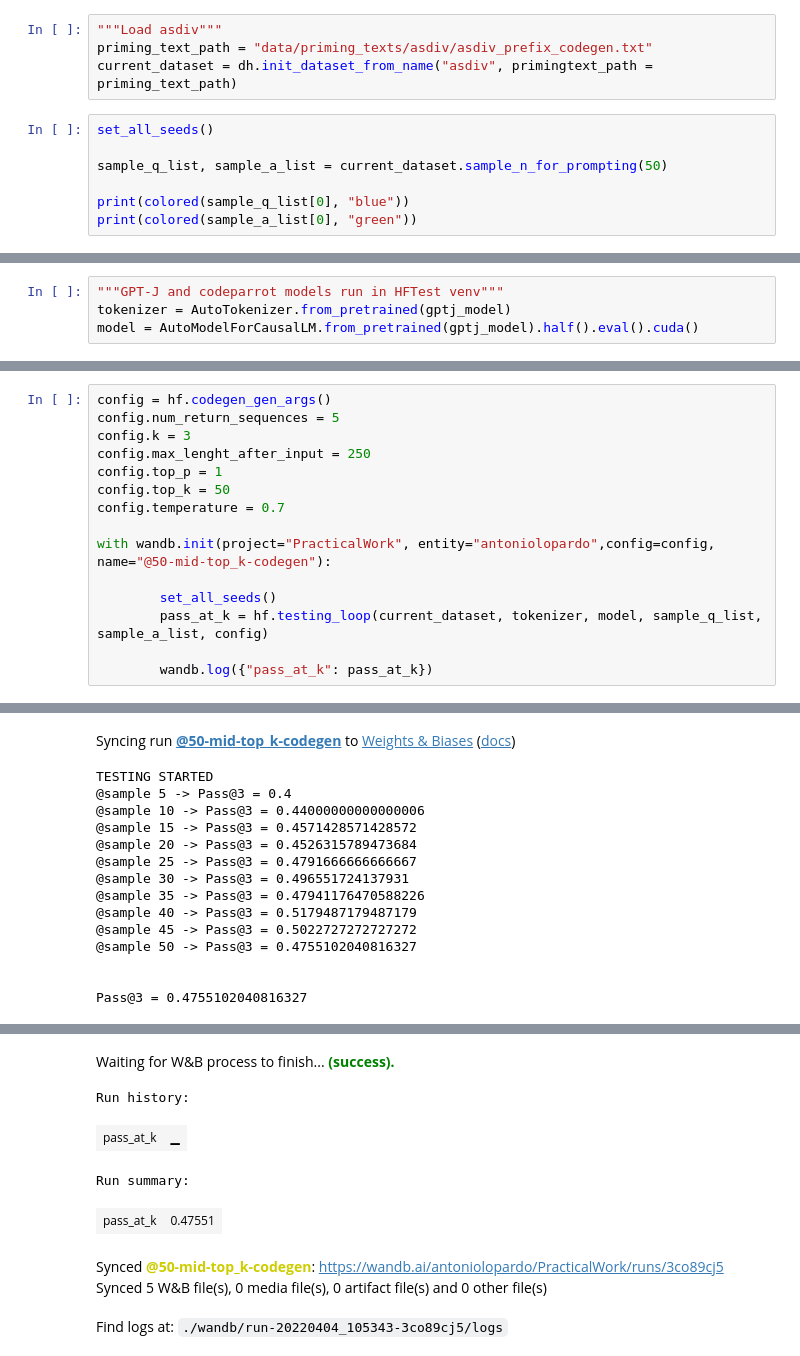
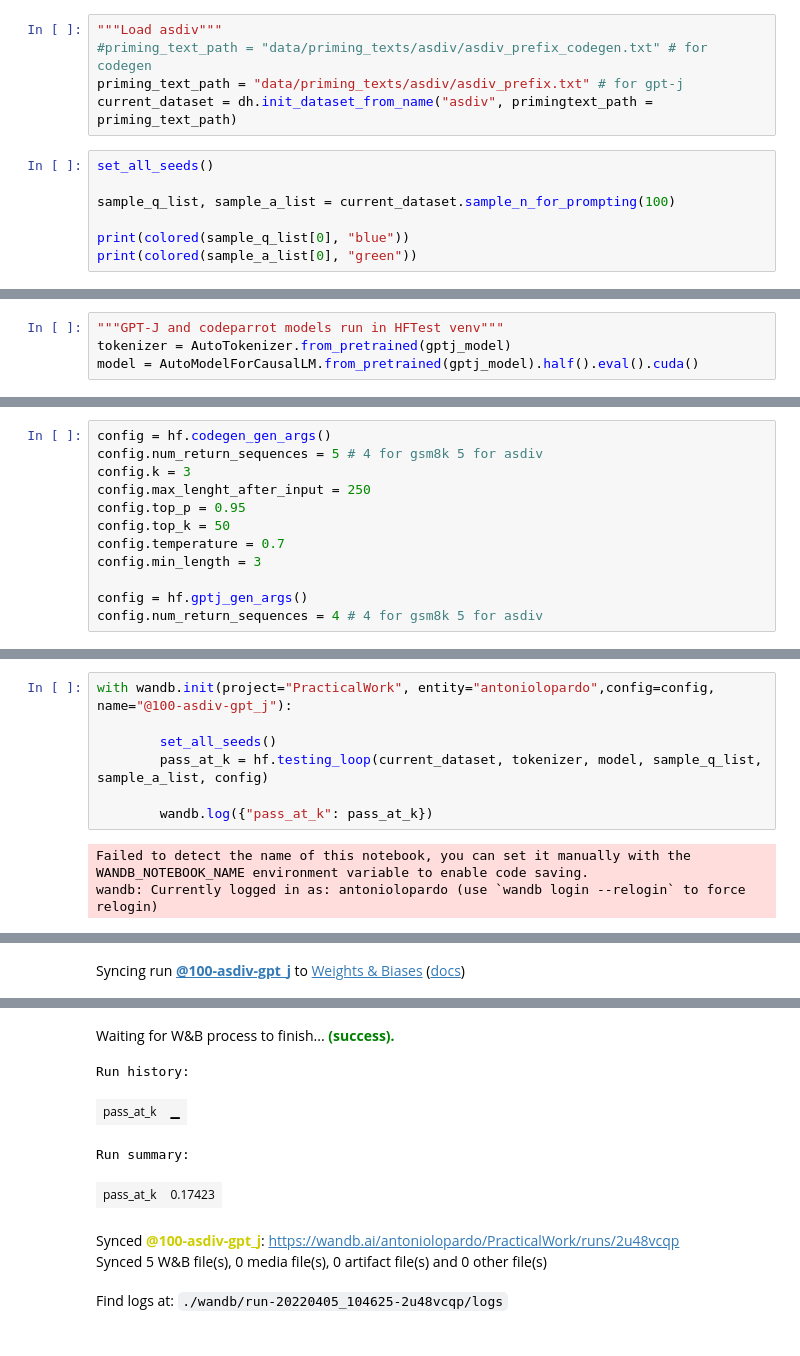
Before and after one commit to AntonioLopardo/PracticalWork2021, a Jupyter notebook: TestingNotebook.ipynb, the cells around one changed output, grey strips where cells are left out. Saved outputs shown, nothing was run; the diff lists cells and outputs as text.

Commit message:
update testing_loop and preproc_gen_toks !!!GPT-J not working well!!!

```diff
--- a/TestingNotebook.ipynb
+++ b/TestingNotebook.ipynb
@@ -41,12 +42,13 @@ priming_text_path = "data/priming_texts/gsm8k/gsm8k_fewer_alt_codegen.txt"
 current_dataset = dh.init_dataset_from_name("gsm8k", primingtext_path = priming_text_path)
 # %%
 """Load asdiv"""
-priming_text_path = "data/priming_texts/asdiv/asdiv_prefix_codegen.txt"
+#priming_text_path = "data/priming_texts/asdiv/asdiv_prefix_codegen.txt" # for codegen
+priming_text_path = "data/priming_texts/asdiv/asdiv_prefix.txt" # for gpt-j
 current_dataset = dh.init_dataset_from_name("asdiv", primingtext_path = priming_text_path)
 # %%
 set_all_seeds()
 
-sample_q_list, sample_a_list = current_dataset.sample_n_for_prompting(50)
+sample_q_list, sample_a_list = current_dataset.sample_n_for_prompting(100)
 
 print(colored(sample_q_list[0], "blue"))
 print(colored(sample_a_list[0], "green"))
@@ -88,0 +72,12 @@ Pass@3 = 0.44000000000000006
+# %%
+config = hf.codegen_gen_args()
+config.num_return_sequences = 5 # 4 for gsm8k 5 for asdiv
+config.k = 3
+config.max_lenght_after_input = 250
+config.top_p = 0.95
+config.top_k = 50
+config.temperature = 0.7
+config.min_length = 3
+
+config = hf.gptj_gen_args()
+config.num_return_sequences = 4 # 4 for gsm8k 5 for asdiv
@@ -89,17 +93,11 @@ Pass@3 = 0.44000000000000006
 # %%
-config = hf.codegen_gen_args()
-config.num_return_sequences = 5
-config.k = 3
-config.max_lenght_after_input = 250
-config.top_p = 1
-config.top_k = 50
-config.temperature = 0.7
-
-with wandb.init(project="PracticalWork", entity="antoniolopardo",config=config, name="@50-mid-top_k-codegen"):
+with wandb.init(project="PracticalWork", entity="antoniolopardo",config=config, name="@100-asdiv-gpt_j"):
 
         set_all_seeds()
         pass_at_k = hf.testing_loop(current_dataset, tokenizer, model, sample_q_list, sample_a_list, config)
 
         wandb.log({"pass_at_k": pass_at_k})
 # %% [output]
+Failed to detect the name of this notebook, you can set it manually with the WANDB_NOTEBOOK_NAME environment variable to enable code saving.
+wandb: Currently logged in as: antoniolopardo (use `wandb login --relogin` to force relogin)
 Tracking run with wandb version 0.12.11
@@ -107,15 +105 @@ Run data is saved locally in /home/PracticalWork2021/wandb/run-20220404_105343-3
-Syncing run @50-mid-top_k-codegen to Weights & Biases (docs)
+Syncing run @100-asdiv-gpt_j to Weights & Biases (docs)
-TESTING STARTED
-@sample 5 -> Pass@3 = 0.4
-@sample 10 -> Pass@3 = 0.44000000000000006
-@sample 15 -> Pass@3 = 0.4571428571428572
-@sample 20 -> Pass@3 = 0.4526315789473684
-@sample 25 -> Pass@3 = 0.4791666666666667
-@sample 30 -> Pass@3 = 0.496551724137931
-@sample 35 -> Pass@3 = 0.47941176470588226
-@sample 40 -> Pass@3 = 0.5179487179487179
-@sample 45 -> Pass@3 = 0.5022727272727272
-@sample 50 -> Pass@3 = 0.4755102040816327
-
-
-Pass@3 = 0.4755102040816327
@@ -122,8 +123,8 @@ Pass@3 = 0.4755102040816327
 Waiting for W&B process to finish... (success).
-Run history:
+Run history:
 | pass_at_k | ▁ |
-Run summary:
+Run summary:
-| pass_at_k | 0.47551 |
+| pass_at_k | 0.17423 |
-Synced @50-mid-top_k-codegen: https://wandb.ai/antoniolopardo/PracticalWork/runs/3co89cj5
+Synced @100-asdiv-gpt_j: https://wandb.ai/antoniolopardo/PracticalWork/runs/2u48vcqp
 Synced 5 W&B file(s), 0 media file(s), 0 artifact file(s) and 0 other file(s)
-Find logs at: ./wandb/run-20220404_105343-3co89cj5/logs
+Find logs at: ./wandb/run-20220405_104625-2u48vcqp/logs
```
Also changed, not shown: parts of 5 cells of this notebook, 2 other files.
